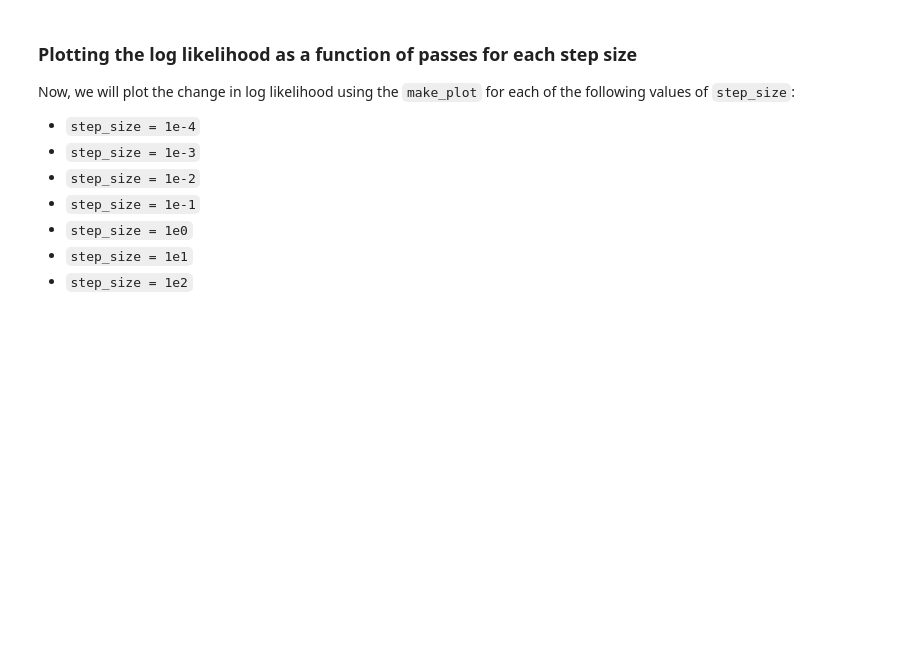
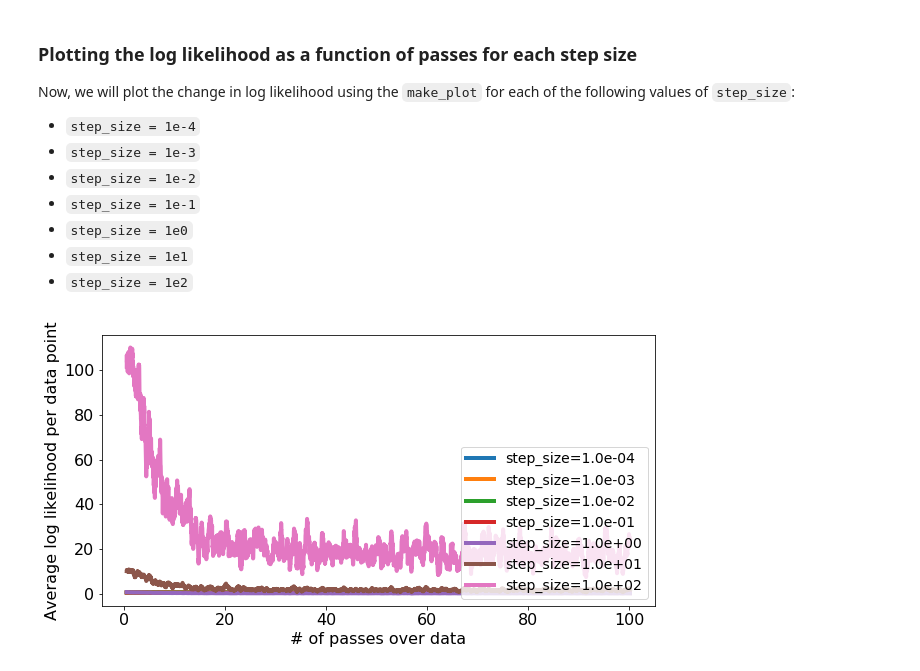
Before and after one commit to anvaribs/SDS385, a Jupyter notebook: exercises/exercises02/src/Logistic_Regression_via_Stochastic_Gradient_Descent.ipynb, the cells around one changed output. Saved outputs shown, nothing was run; the diff lists cells and outputs as text; code cells hidden in the pictures; blank space fills up the shorter version.

```diff
--- a/exercises/exercises02/src/Logistic_Regression_via_Stochastic_Gradient_Descent.ipynb
+++ b/exercises/exercises02/src/Logistic_Regression_via_Stochastic_Gradient_Descent.ipynb
@@ -550,3 +584,9 @@ Now, we will plot the change in log likelihood using the `make_plot` for each of
 * `step_size = 1e0`
 * `step_size = 1e1`
 * `step_size = 1e2`
+# %%
+for step_size in np.logspace(-4, 2, num=7):
+    make_plot(log_likelihood_sgd[step_size], len_data=len(train_set_x), batch_size=10,
+              smoothing_window=30, label='step_size=%.1e'%step_size)
+# %% [output]
+[figure, added]
```
Also changed, not shown: parts of 34 cells of this notebook.
